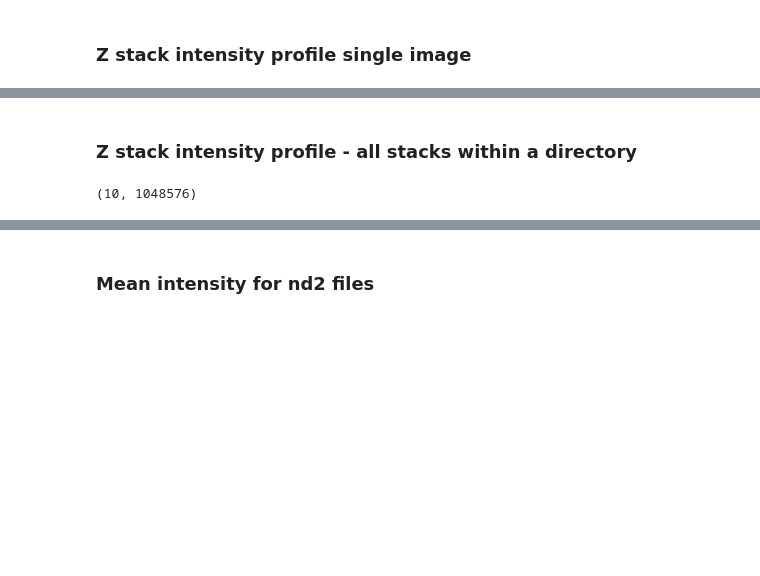
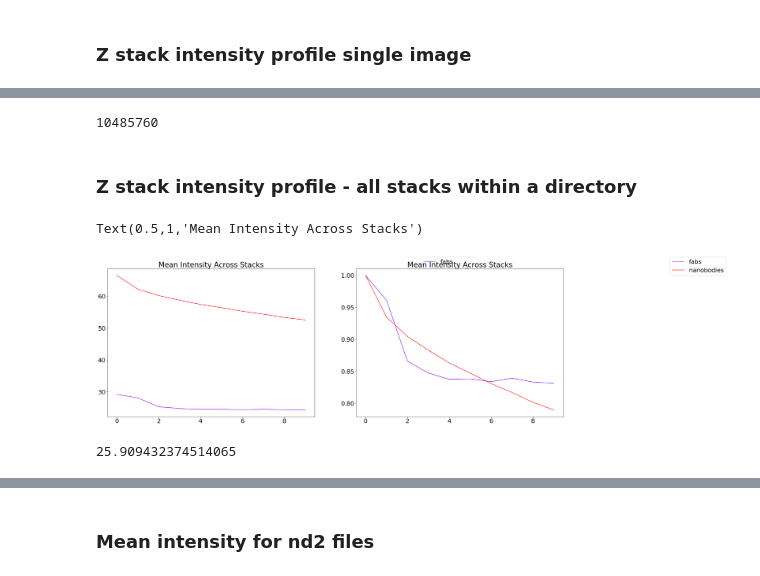
Before and after one commit to taldanko/Image_processing, a Jupyter notebook: Simple_Scrips.ipynb, the cells around one changed output, grey strips where cells are left out. Drawn from its saved outputs; the diff is of its cells as text; code cells hidden in the pictures; blank space fills up the shorter version.

```diff
--- a/Simple_Scrips.ipynb
+++ b/Simple_Scrips.ipynb
@@ -68,18 +134,6 @@ plt.show()
+# %%
+get_bytes(10,'mb')
+# %% [output]
+10485760
 # %% [markdown]
 ### Z stack intensity profile - all stacks within a directory
-# %%
-#image dir1:
-imdir='/Volumes/ukps-all$/user/tdanko/Imaging/1_ECM/Organotypic Slices/20180424_LTPStim/'
-imdir2='/Volumes/ukps-all$/user/tdanko/Imaging/1_ECM/Organotypic Slices/20180411and0412_LTPStim_Cy3laserto25percent/'
-
-#image dir2
-
-#define channel nos
-Protein1_channel_no=1
-Protein2_channel_no=2
-
-#read the image and separate channels
-Protein1_image = tiff.imread(imdir)[0,:,Protein1_channel_no-1,:,:]
-Protein2_image = tiff.imread(imdir)[0,:,Protein2_channel_no-1,:,:]
-# %% [output]
-(10, 1048576)
@@ -85,0 +173,30 @@ Protein2_image = tiff.imread(imdir)[0,:,Protein2_channel_no-1,:,:]
+# %%
+dfhists2=pd.DataFrame(images)
+# %%
+fig=plt.figure(figsize=(30,10)) #
+ax1=fig.add_subplot(121)
+histogrouped=dfhists2.groupby('label_type')["mean_int_across_stacks"].apply(lambda g: np.mean(g.values.tolist(), axis=0)).reset_index()
+color=iter(cm.rainbow(np.linspace(0,1,len(histogrouped))))
+for i in range(len(histogrouped)):
+   c=next(color)
+   ax1.plot((histogrouped["mean_int_across_stacks"][i]),c=c,label=histogrouped["label_type"][i])
+ax1.legend(loc='upper right',bbox_to_anchor=(1.8, 1.1))
+ax1.set_title('Mean Intensity Across Stacks')
+histogrouped_normd=histogrouped
+histogrouped_normd.loc[0][1]=histogrouped.loc[0][1]/histogrouped.loc[0][1][0]
+histogrouped_normd.loc[1][1]=histogrouped.loc[1][1]/histogrouped.loc[1][1][0]
+ax2=fig.add_subplot(122)
+color=iter(cm.rainbow(np.linspace(0,1,len(histogrouped))))
+for i in range(len(histogrouped)):
+   c=next(color)
+   ax2.plot((histogrouped_normd["mean_int_across_stacks"][i]),c=c,label=histogrouped_normd["label_type"][i])
+ax2.legend(loc='upper right',bbox_to_anchor=(1.8, 1.1))
+ax2.set_title('Mean Intensity Across Stacks')
+#fig.savefig(expdir+'/results/plot01_hist2.png',bbox_inches='tight')
+# %% [output]
+Text(0.5,1,'Mean Intensity Across Stacks')
+[figure, added]
+# %%
+histogrouped.loc[0][1][0]
+# %% [output]
+25.909432374514065
```
Also changed, not shown: parts of 9 cells of this notebook.
